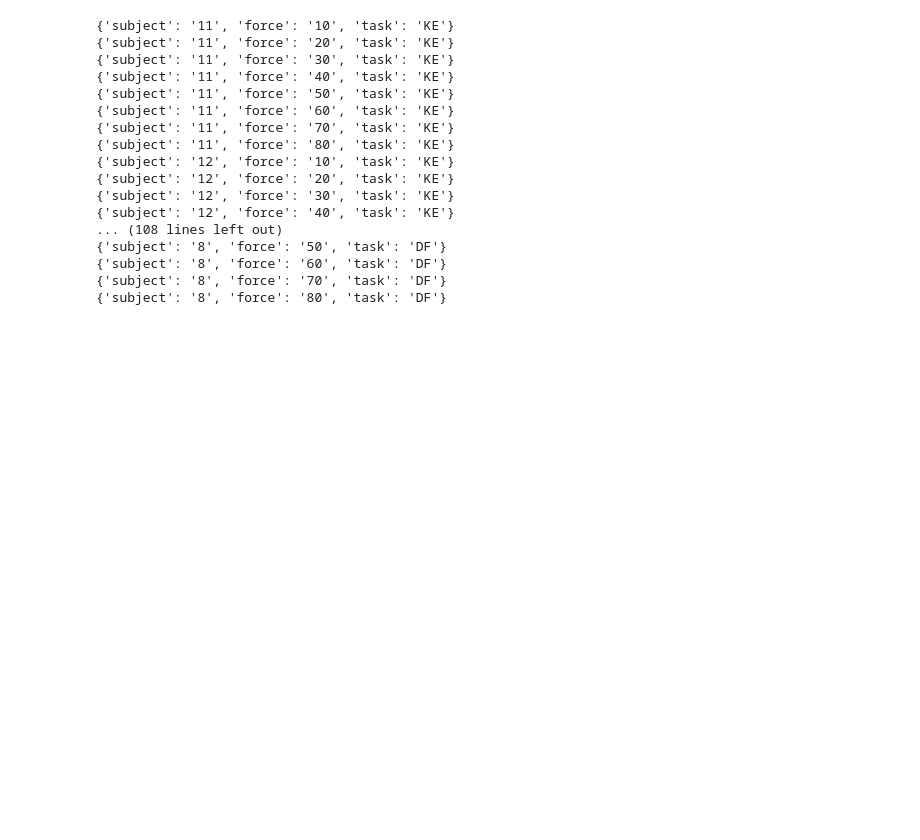
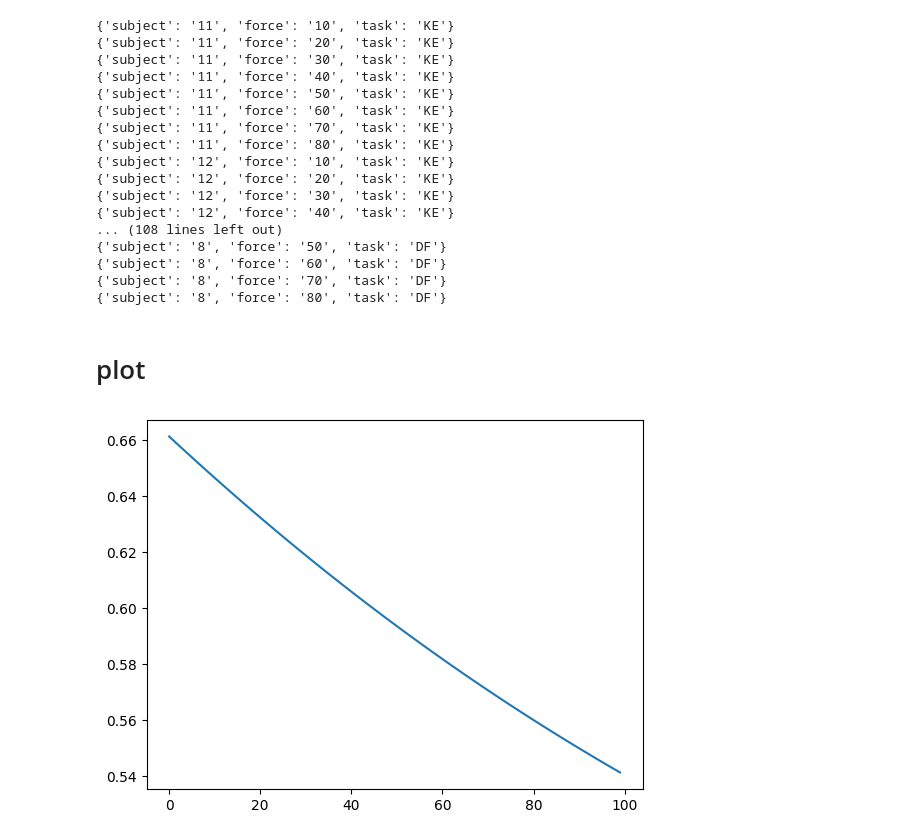
Before and after one commit to jophy-ye/EMG-Classification-6.S052, a Jupyter notebook: exploration.ipynb, the cells around one changed output. Saved outputs shown, nothing was run; the diff lists cells and outputs as text; code cells hidden in the pictures; blank space fills up the shorter version.

```diff
--- a/exploration.ipynb
+++ b/exploration.ipynb
@@ -249,3 +249,13 @@ for file in arr:
 {'subject': '8', 'force': '60', 'task': 'DF'}
 {'subject': '8', 'force': '70', 'task': 'DF'}
 {'subject': '8', 'force': '80', 'task': 'DF'}
+# %% [markdown]
+# plot
+# %%
+import matplotlib.pyplot as plt
+data = [0.6611701250076294, 0.6596659421920776, 0.6581679582595825, 0.656676173210144, 0.6551902890205383, 0.653710663318634, 0.652237057685852, 0.6507697105407715, 0.6493083238601685, 0.6478532552719116, 0.6464041471481323, 0.644961416721344, 0.6435246467590332, 0.6420940160751343, 0.640669584274292, 0.6392513513565063, 0.6378392577171326, 0.6364333033561707, 0.6350336074829102, 0.6336399912834167, 0.63225257396698, 0.6308713555335999, 0.6294963955879211, 0.6281275153160095, 0.6267648339271545, 0.6254082918167114, 0.6240578889846802, 0.6227136254310608, 0.621375560760498, 0.6200435757637024, 0.6187176704406738, 0.6173978447914124, 0.6160842180252075, 0.6147767305374146, 0.6134751439094543, 0.6121796369552612, 0.6108903884887695, 0.6096071004867554, 0.6083298921585083, 0.6070586442947388, 0.6057935357093811, 0.6045343279838562, 0.6032811403274536, 0.6020340323448181, 0.6007928252220154, 0.5995575785636902, 0.5983282923698425, 0.5971049070358276, 0.5958874821662903, 0.5946759581565857, 0.5934703946113586, 0.5922706723213196, 0.5910767316818237, 0.5898886919021606, 0.5887064933776855, 0.5875301361083984, 0.5863595008850098, 0.5851947069168091, 0.5840355753898621, 0.582882285118103, 0.5817346572875977, 0.5805928111076355, 0.579456627368927, 0.5783261060714722, 0.577201247215271, 0.5760819911956787, 0.5749684572219849, 0.5738603472709656,
+0.5727578997612, 0.5716610550880432, 0.570569634437561, 0.5694839358329773, 0.5684035420417786, 0.567328691482544, 0.5662592649459839, 0.5651952624320984, 0.564136803150177, 0.5630835890769958, 0.562035858631134, 0.5609933733940125, 0.5599563717842102, 0.5589245557785034, 0.5578980445861816, 0.5568768382072449, 0.5558608174324036, 0.5548501014709473, 0.5538445115089417, 0.5528441667556763, 0.5518488883972168, 0.5508588552474976, 0.5498738288879395, 0.548893928527832, 0.5479191541671753, 0.5469493865966797, 0.5459845662117004, 0.5450248718261719, 0.5440700650215149, 0.5431202054023743, 0.5421754121780396, 0.5412354469299316]
+plt.plot(data)
+plt.show()
+# %% [output]
+[figure, added]
```
Also changed, not shown: parts of 6 cells of this notebook, 4 other files.
